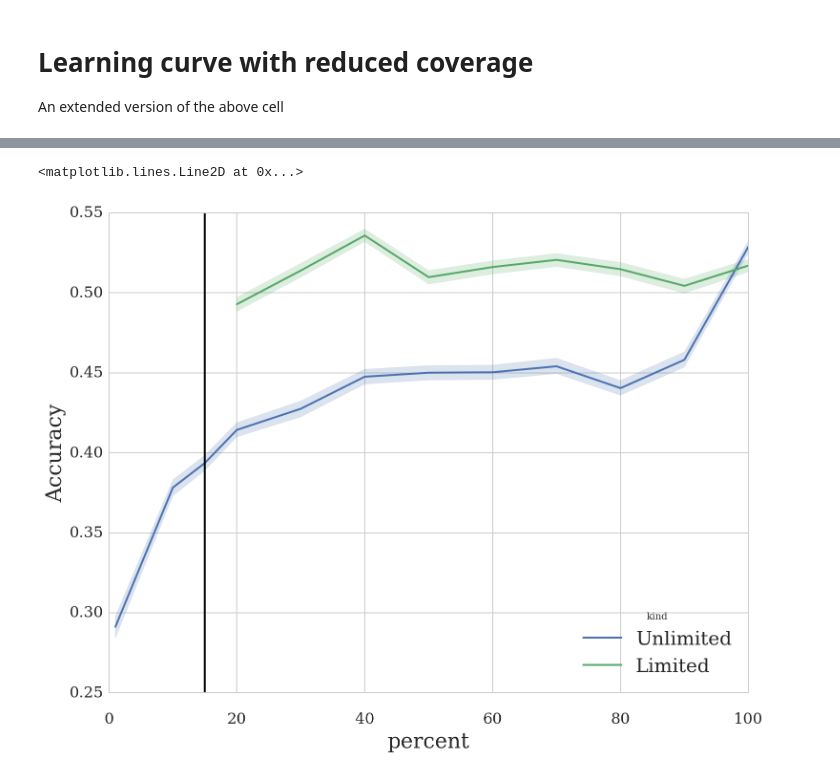
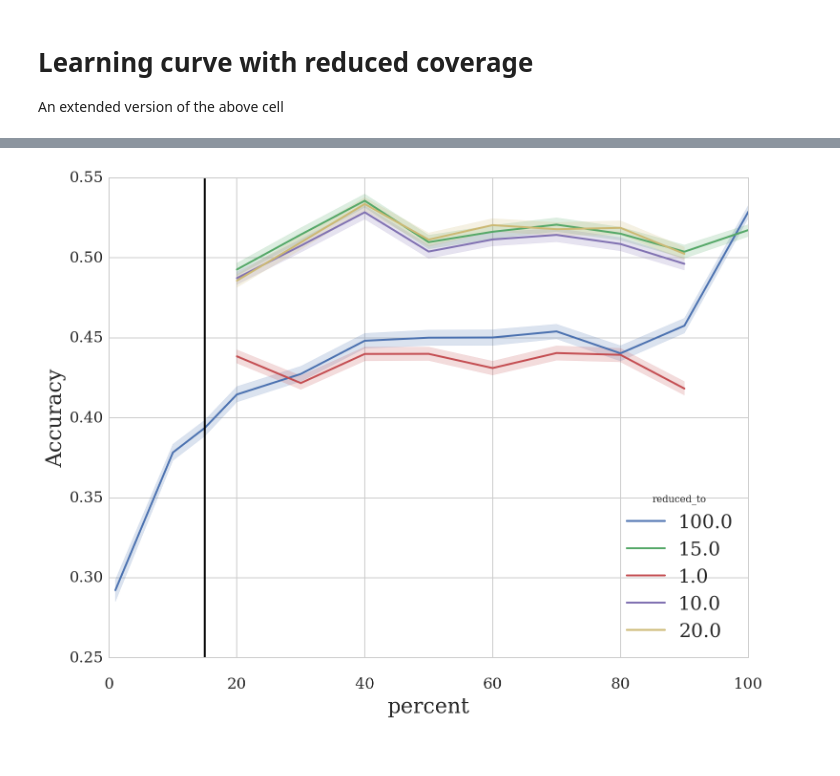
Before and after one commit to mbatchkarov/ExpLosion, a Jupyter notebook: notebooks/reduced_coverage_experiments.ipynb, the cells around one changed output, grey strips where cells are left out. Drawn from its saved outputs; the diff is of its cells as text; code cells hidden in the pictures.

```diff
--- a/notebooks/reduced_coverage_experiments.ipynb
+++ b/notebooks/reduced_coverage_experiments.ipynb
@@ -80,7 +80,7 @@ plt.savefig('plot-reduced-coverage3.pdf', format='pdf', dpi=300, bbox_inches='ti
 An extended version of the above cell
 # %%
 constrained_exp_ids = Experiment.objects.filter(expansions__entries_of__isnull=False,
-                                    expansions__entries_of__unlabelled_percentage=15,
+                                    expansions__entries_of__unlabelled_percentage__in=[1, 10, 15, 20],
                                     expansions__vectors__composer='Add').values_list('id', flat=True)
 print(constrained_exp_ids)
 # %% [output]
@@ -88,9 +88,10 @@ print(constrained_exp_ids)
 # %%
 unconstrained_exp_ids = []
-
-s = settings_of(eid)
-s['expansions__entries_of_id'] = None
-del s['expansions__vectors__unlabelled_percentage']
-unconstrained_exp_ids = Experiment.objects.filter(**s).values_list('id', flat=True)
+unconstrained_exp_ids = set()
+for eid in constrained_exp_ids:
+    s = settings_of(eid)
+    s['expansions__entries_of_id'] = None
+    del s['expansions__vectors__unlabelled_percentage']
+    unconstrained_exp_ids.update(set(Experiment.objects.filter(**s).values_list('id', flat=True)))
 print(unconstrained_exp_ids, '-->', constrained_exp_ids)
 # %% [output]
@@ -98,9 +99,10 @@ print(unconstrained_exp_ids, '-->', constrained_exp_ids)
 # %%
-names = {'percent':'expansions__vectors__unlabelled_percentage'}
+names = {'percent':'expansions__vectors__unlabelled_percentage',
+         'reduced_to':'expansions__entries_of__unlabelled_percentage'}
 df1 = dataframe_from_exp_ids(unconstrained_exp_ids, names)
-df1['kind'] = 'Unlimited'
+# df1['kind'] = 'Unlimited'
 df2 = dataframe_from_exp_ids(constrained_exp_ids, names)
-df2['kind'] = 'Limited'
+# df2['kind'] = 'Limited'
 # %% [output]
 folds has 6000 values
 percent has 6000 values
@@ -111,2 +124,2 @@ Accuracy has 4500 values
 # %%
-df = pd.concat([df1, df2], ignore_index=True).convert_objects(convert_numeric=True)
+df = pd.concat([df1, df2], ignore_index=True).convert_objects(convert_numeric=True).fillna(100)
@@ -134,7 +146,6 @@ Name: percent, dtype: float64
 # %%
-ax = sns.tsplot(df, time='percent', unit='folds', condition='kind', value='Accuracy')
+ax = sns.tsplot(df, time='percent', unit='folds', condition='reduced_to', value='Accuracy')
 plt.xlim(0, 100)
-plt.axvline(15, c='k')
+plt.axvline(15, c='k');
 # %% [output]
-<matplotlib.lines.Line2D at 0x...>
-[figure, old version]
+[figure, new version]
```
Also changed, not shown: parts of 10 cells of this notebook, 3 other files.
